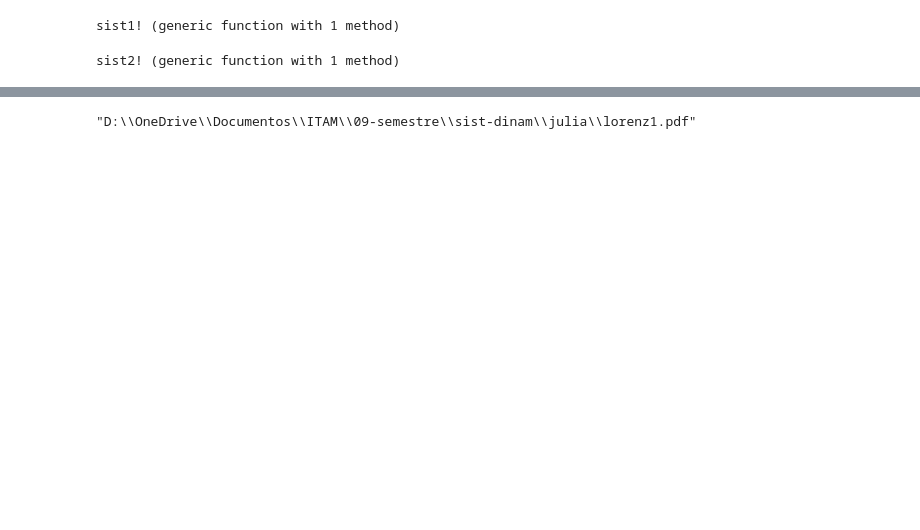
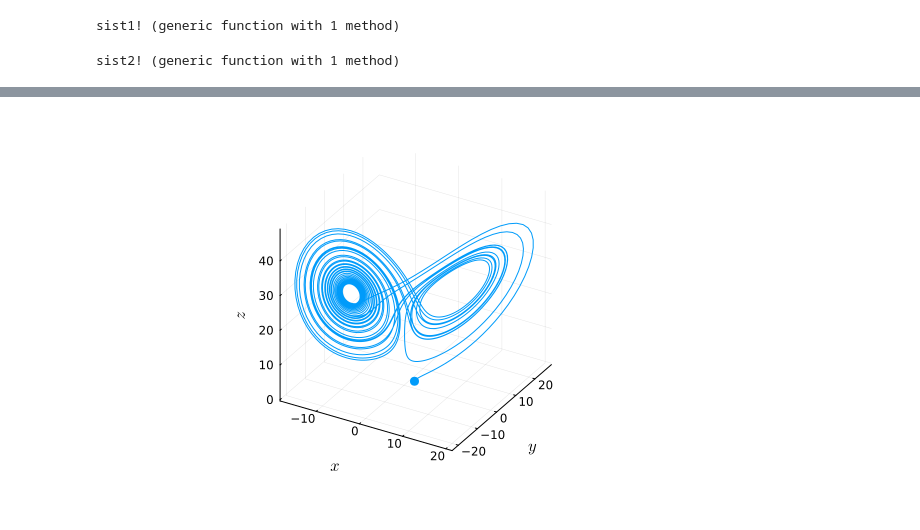
Before and after one commit to betomqz/lorenz-synchro, a Jupyter notebook: chaos-sync.ipynb, the cells around one changed output, grey strips where cells are left out. Saved outputs shown, nothing was run; the diff lists cells and outputs as text; code cells hidden in the pictures; blank space fills up the shorter version.

```diff
--- a/chaos-sync.ipynb
+++ b/chaos-sync.ipynb
@@ -23,14 +23,8 @@ end
 sist2! (generic function with 1 method)
 # %%
 # Parámetros a usar
-p = [10,28,8/3]
+p = [10, 28, 8/3]
 
 # Definir el rango de tiempo
-tspan = (0.0, 50.0)
-
-# Condición inicial
-x0 = 0.6
-y0 = 0.5
-z0 = 0.1
-u0 = [x0,y0,z0]
+tspan = (0.0, 30.0)
 # %% [output]
@@ -41,12 +36,13 @@ u0 = [x0,y0,z0]
 # %%
-# Solución del primer sistema
+# Solución con una condición inicial
+u0 = [2, 1, 1]
 problema = ODEProblem(sist1!, u0, tspan, p)
 sol1 = solve(problema, Tsit5())
 
 # La gráfica que nos dio el profesor
 plot(sol1,idxs=(1,2,3), xlabel=L"x", ylabel=L"y", zlabel=L"z", label="")
-scatter!([x0],[y0],[z0], color=:red, markersize=5,
+scatter!([u0[1]],[u0[2]],[u0[3]], color=1, markersize=5,
     markerstrokewidth=0, label="")
-savefig("lorenz1.pdf")
+#savefig("lorenz1.pdf")
 # %% [output]
-"D:\\OneDrive\\Documentos\\ITAM\\09-semestre\\sist-dinam\\julia\\lorenz1.pdf"
+[figure, added]
```
Also changed, not shown: parts of 18 cells of this notebook.
